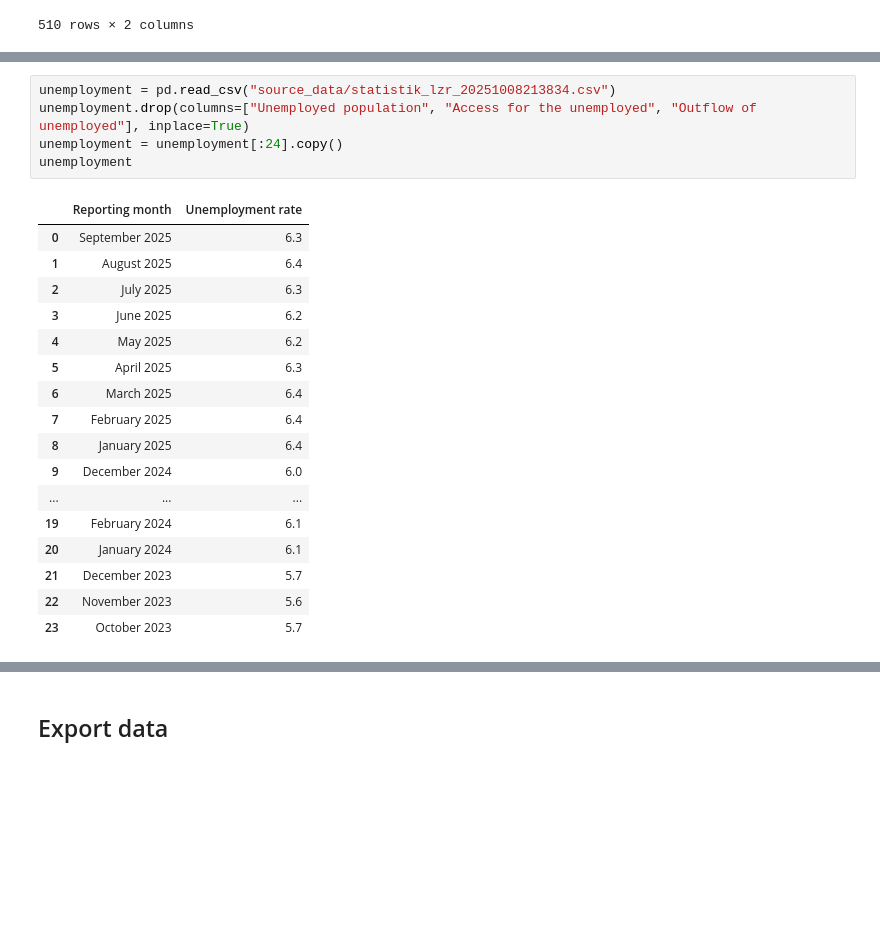
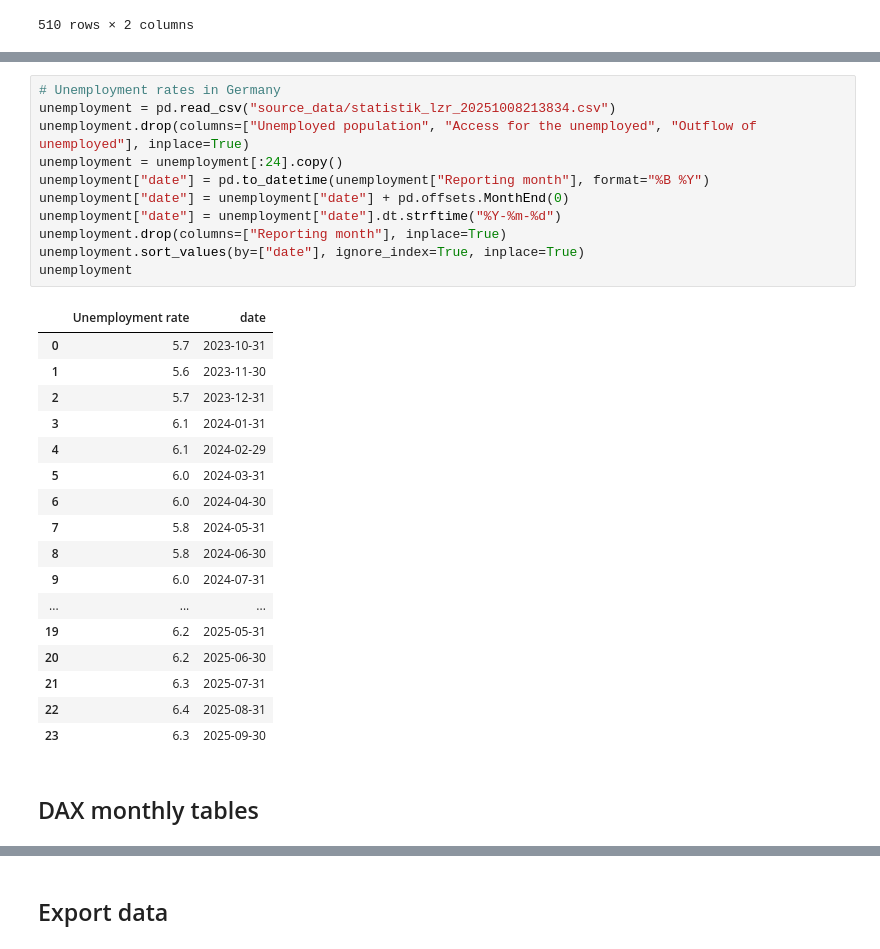
Before and after one commit to TebasMartinez/DA-DAX, a Jupyter notebook: Data Retrieval.ipynb, the cells around one changed output, grey strips where cells are left out. Drawn from its saved outputs; the diff is of its cells as text; blank space fills up the shorter version.

```diff
--- a/Data Retrieval.ipynb
+++ b/Data Retrieval.ipynb
@@ -198,25 +199,33 @@ interest_rates
 | 22 | 2025-08-31 | 2.15 |
 | 23 | 2025-09-30 | 2.15 |
 # %%
+# Unemployment rates in Germany
 unemployment = pd.read_csv("source_data/statistik_lzr_20251008213834.csv")
 unemployment.drop(columns=["Unemployed population", "Access for the unemployed", "Outflow of unemployed"], inplace=True)
 unemployment = unemployment[:24].copy()
+unemployment["date"] = pd.to_datetime(unemployment["Reporting month"], format="%B %Y")
+unemployment["date"] = unemployment["date"] + pd.offsets.MonthEnd(0)
+unemployment["date"] = unemployment["date"].dt.strftime("%Y-%m-%d")
+unemployment.drop(columns=["Reporting month"], inplace=True)
+unemployment.sort_values(by=["date"], ignore_index=True, inplace=True)
 unemployment
 # %% [output]
-|  | Reporting month | Unemployment rate |
-| 0 | September 2025 | 6.3 |
-| 1 | August 2025 | 6.4 |
-| 2 | July 2025 | 6.3 |
-| 3 | June 2025 | 6.2 |
-| 4 | May 2025 | 6.2 |
-| 5 | April 2025 | 6.3 |
-| 6 | March 2025 | 6.4 |
-| 7 | February 2025 | 6.4 |
-| 8 | January 2025 | 6.4 |
-| 9 | December 2024 | 6.0 |
+|  | Unemployment rate | date |
+| 0 | 5.7 | 2023-10-31 |
+| 1 | 5.6 | 2023-11-30 |
+| 2 | 5.7 | 2023-12-31 |
+| 3 | 6.1 | 2024-01-31 |
+| 4 | 6.1 | 2024-02-29 |
+| 5 | 6.0 | 2024-03-31 |
+| 6 | 6.0 | 2024-04-30 |
+| 7 | 5.8 | 2024-05-31 |
+| 8 | 5.8 | 2024-06-30 |
+| 9 | 6.0 | 2024-07-31 |
 | ... | ... | ... |
-| 19 | February 2024 | 6.1 |
-| 20 | January 2024 | 6.1 |
-| 21 | December 2023 | 5.7 |
-| 22 | November 2023 | 5.6 |
-| 23 | October 2023 | 5.7 |
+| 19 | 6.2 | 2025-05-31 |
+| 20 | 6.2 | 2025-06-30 |
+| 21 | 6.3 | 2025-07-31 |
+| 22 | 6.4 | 2025-08-31 |
+| 23 | 6.3 | 2025-09-30 |
+# %% [markdown]
+## DAX monthly tables
```
Also changed, not shown: parts of 7 cells of this notebook.
